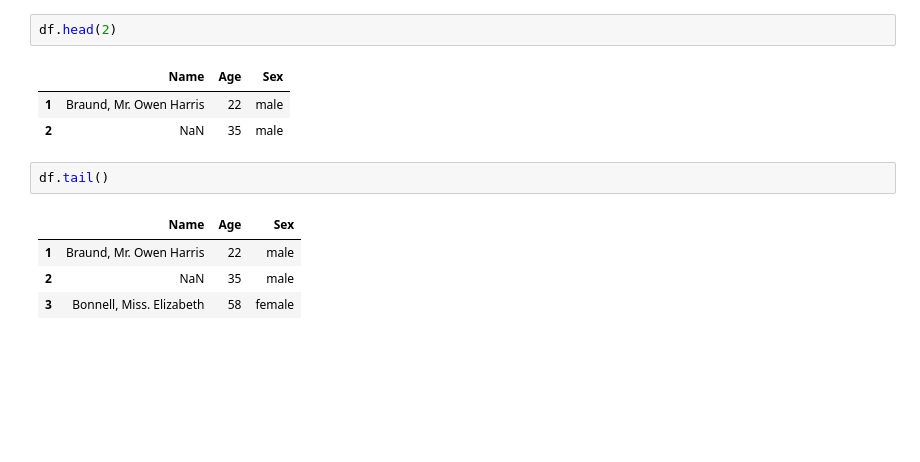
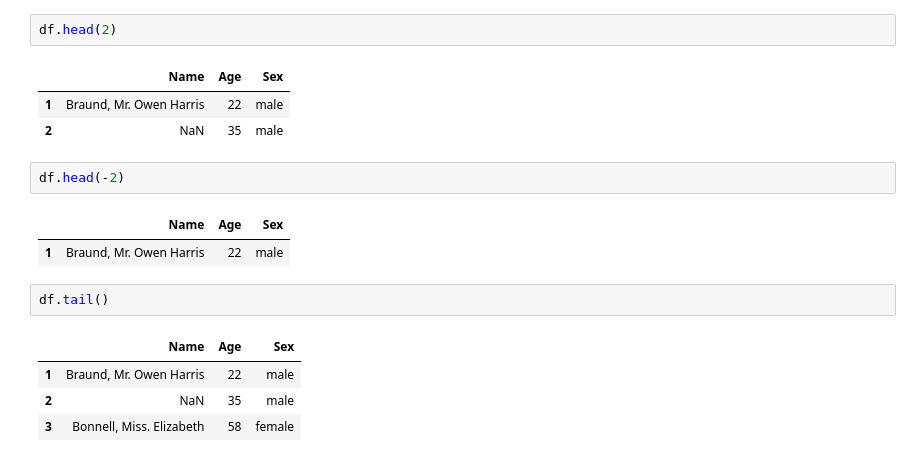
Before and after one commit to shubhamwaghmare108/B07_Python, a Jupyter notebook: Day23-pandas1.ipynb, the cells around one changed output. Saved outputs shown, nothing was run; the diff lists cells and outputs as text; blank space fills up the shorter version.

```diff
--- a/Day23-pandas1.ipynb
+++ b/Day23-pandas1.ipynb
@@ -405,6 +436,11 @@ df.head(2)
 |  | Name | Age | Sex |
 | 1 | Braund, Mr. Owen Harris | 22 | male |
 | 2 | NaN | 35 | male |
+# %%
+df.head(-2)
+# %% [output]
+|  | Name | Age | Sex |
+| 1 | Braund, Mr. Owen Harris | 22 | male |
 # %%
 df.tail()
 # %% [output]
```
Also changed, not shown: parts of 37 cells of this notebook, 11 other files.
